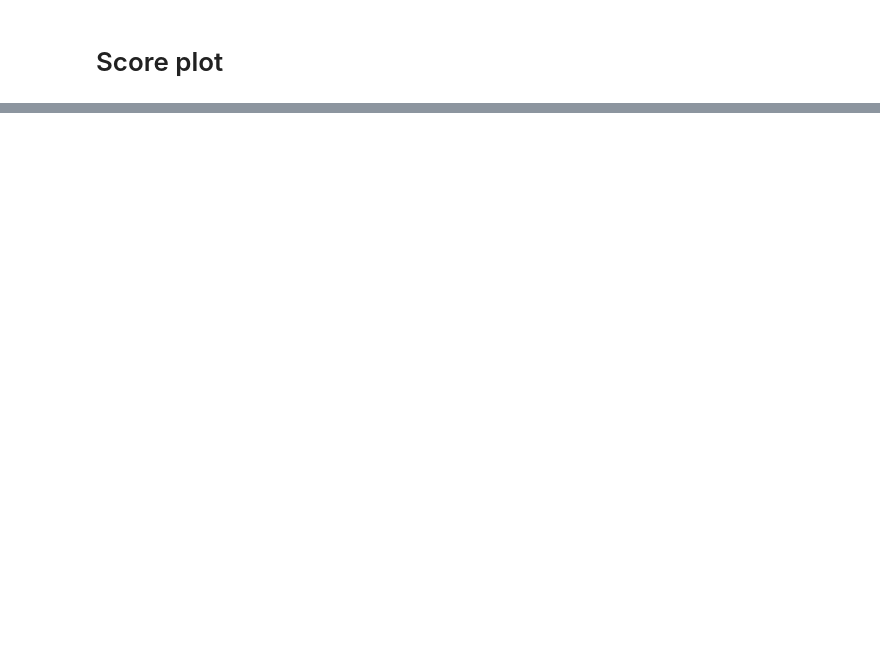
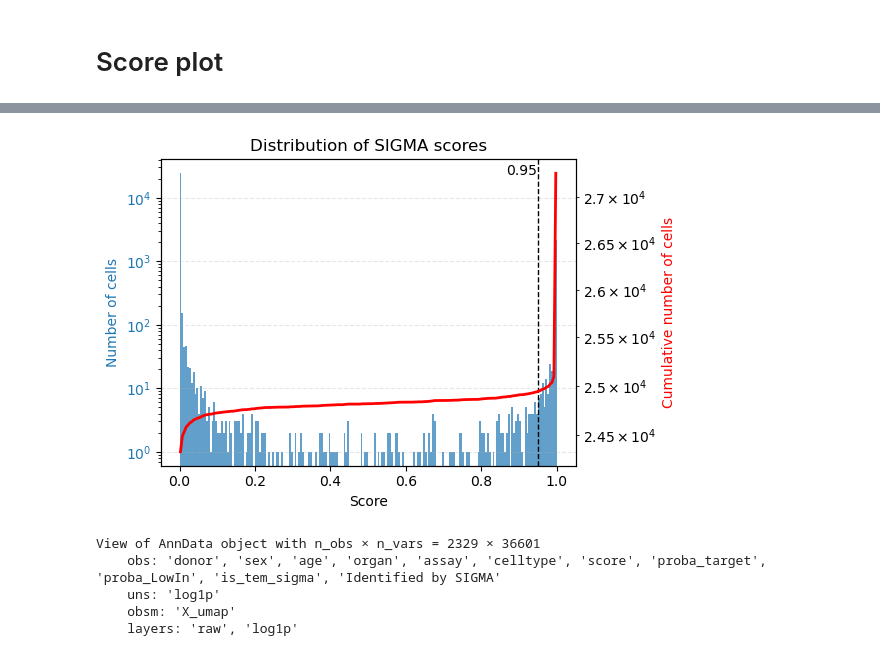
Before and after one commit to Guitout31415/SIGMA, a Jupyter notebook: notebooks/compare_dominguez_sigma.ipynb, the cells around one changed output, grey strips where cells are left out. Drawn from its saved outputs; the diff is of its cells as text; code cells hidden in the pictures; blank space fills up the shorter version.

```diff
--- a/notebooks/compare_dominguez_sigma.ipynb
+++ b/notebooks/compare_dominguez_sigma.ipynb
@@ -393,0 +207,30 @@ Error:
+# %%
+fig, ax1 = plt.subplots(figsize=(6,4))
+
+# Histogramme
+n, bins, patches = ax1.hist(adata_sigma.obs["score"], bins=200, alpha=0.7, label='Count')
+ax1.set_xlabel("Score")
+ax1.set_ylabel("Number of cells", color='C0')
+ax1.set_yscale("log")
+ax1.tick_params(axis='y', labelcolor='C0')
+ax1.grid(axis='y', linestyle='--', alpha=0.3)
+
+# Somme cumulée sur un second axe
+ax2 = ax1.twinx()
+cumsum = np.cumsum(n)
+bin_centers = (bins[:-1] + bins[1:]) / 2
+ax2.plot(bin_centers, cumsum, color='red', linewidth=2, label='Cumulative sum')
+ax2.set_ylabel("Cumulative number of cells", color='red')
+ax2.set_yscale("log")
+ax2.tick_params(axis='y', labelcolor='red')
+
+# Ligne verticale à 0.95
+ax1.axvline(0.95, color='black', linestyle='--', linewidth=1)
+ax1.text(0.865, ax1.get_ylim()[1]*0.85, "0.95", color='black', ha='left', va='top')
+
+ax1.set_title("Distribution of SIGMA scores")
+fig.tight_layout()
+fig.savefig("figures/dominguez_Score_cumulative.svg", bbox_inches="tight", dpi=300)
+plt.show()
+# %% [output]
+[figure, added]
@@ -393,0 +248,8 @@ Error:
+# %%
+sub_adata_sumry
+# %% [output]
+View of AnnData object with n_obs × n_vars = 2329 × 36601
+    obs: 'donor', 'sex', 'age', 'organ', 'assay', 'celltype', 'score', 'proba_target', 'proba_LowIn', 'is_tem_sigma', 'Identified by SIGMA'
+    uns: 'log1p'
+    obsm: 'X_umap'
+    layers: 'raw', 'log1p'
```
Also changed, not shown: parts of 26 cells of this notebook, 12 other files.
